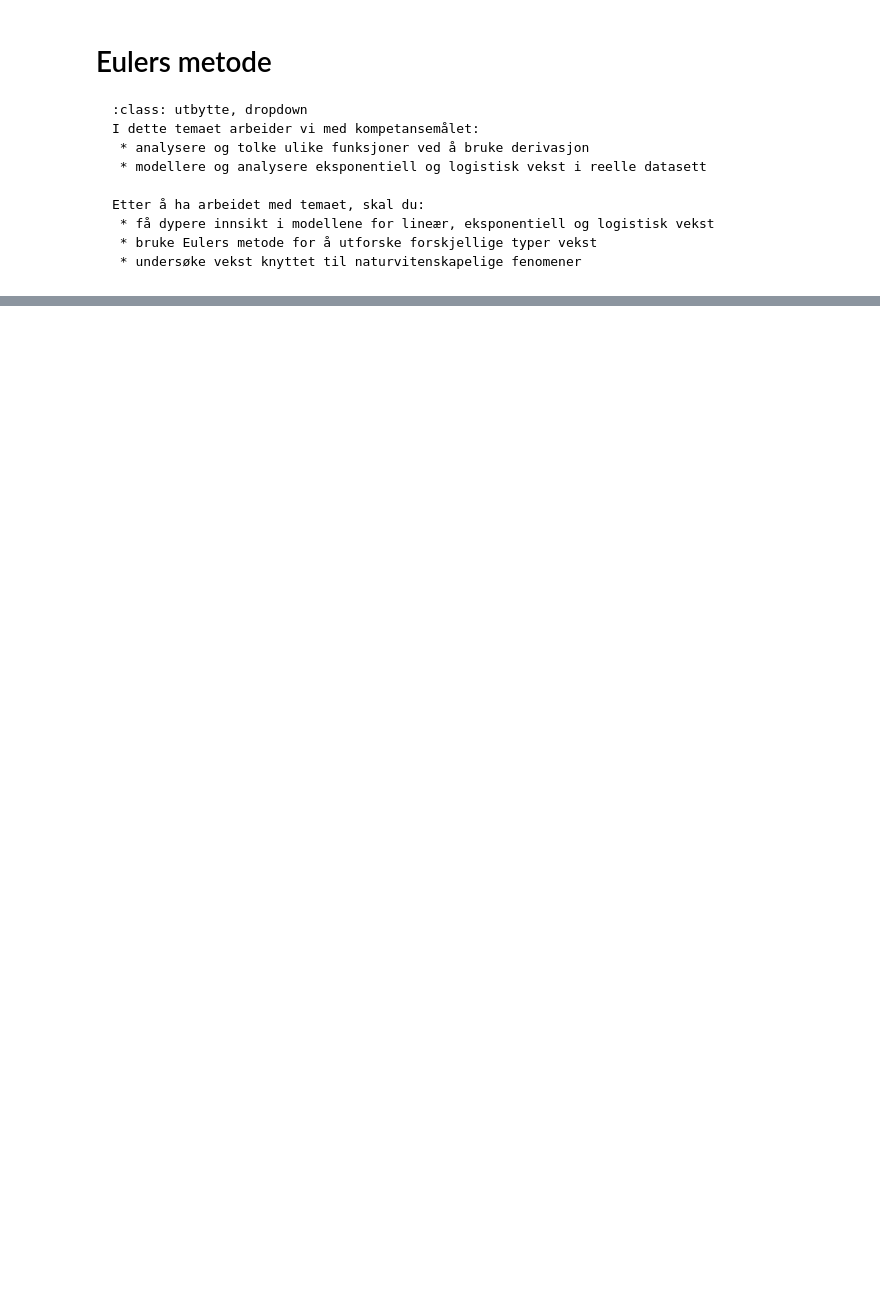
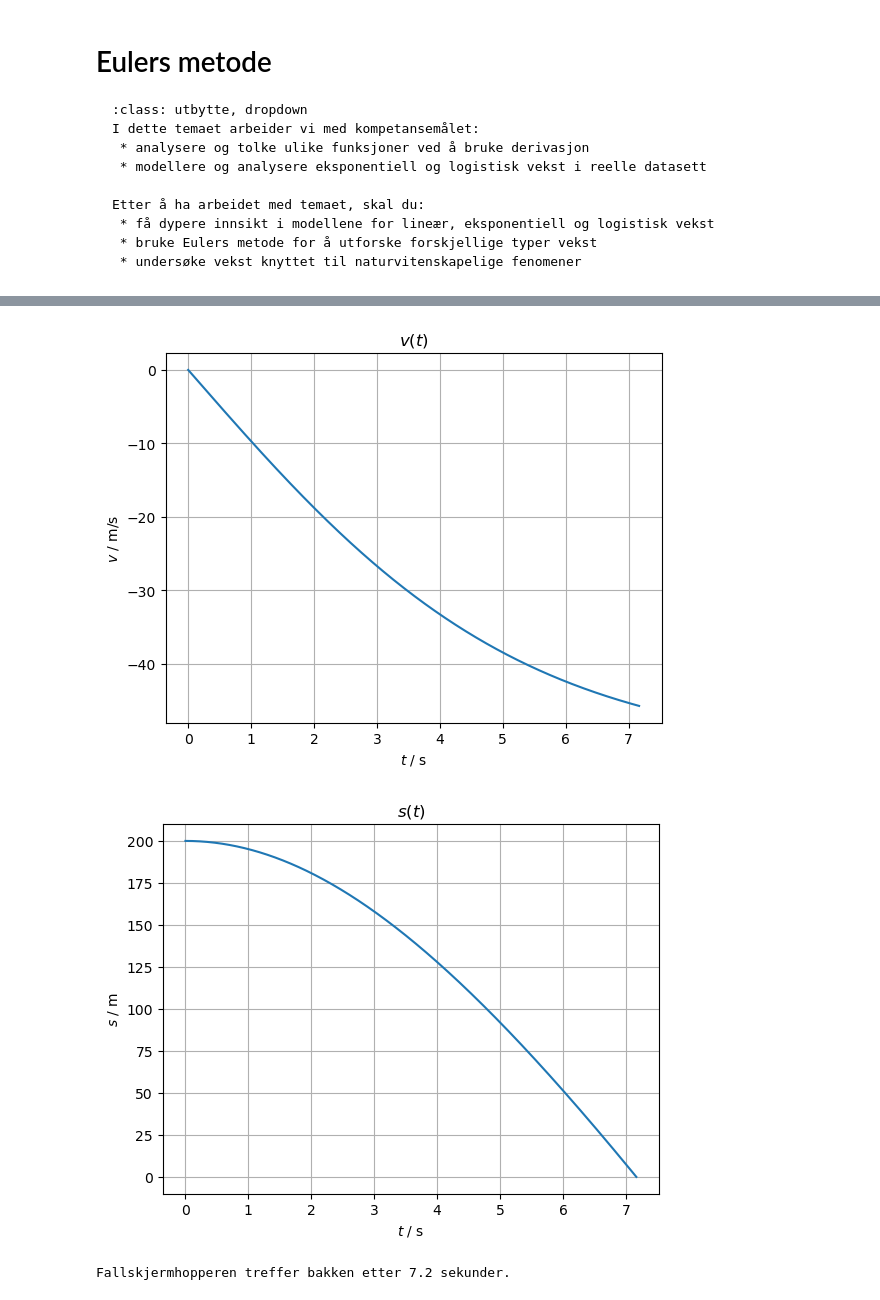
Before and after one commit to kstige/Matematikk-R1, a Jupyter notebook: _build/jupyter_execute/docs/numerikkmodeller/eulersmetode.ipynb, the cells around one changed output, grey strips where cells are left out. Drawn from its saved outputs; the diff is of its cells as text; code cells hidden in the pictures; blank space fills up the shorter version.

```diff
--- a/_build/jupyter_execute/docs/numerikkmodeller/eulersmetode.ipynb
+++ b/_build/jupyter_execute/docs/numerikkmodeller/eulersmetode.ipynb
@@ -212,0 +206,51 @@ Den logistiske funksjonen har en typisk S-form. Den starter bratt (omtrent ekspo
+# %%
+import matplotlib.pyplot as plt
+
+# Konstanter
+g = 9.81
+k = 0.25
+m = 70
+
+# Startverdier
+s = 200
+v = 0
+t = 0
+
+# Verdier og lister brukt til simulering
+dt = 1E-3
+s_liste = [s]
+v_liste = [v]
+t_liste = [t]
+
+# Funksjon for akselerasjonen (v'(t))
+def a(v):
+    return k/m * v**2 - g
+
+# Løkke som beregner og lagrer verdier for fart, posisjon og tid
+while s > 0:
+    v = v + a(v)*dt
+    s = s + v*dt
+    t = t + dt
+    v_liste.append(v)
+    s_liste.append(s)
+    t_liste.append(t)
+
+plt.plot(t_liste, v_liste)
+plt.title("$v(t)$")
+plt.xlabel("$t$ / s")
+plt.ylabel("$v$ / m/s")
+plt.grid()
+plt.show()
+plt.plot(t_liste, s_liste)
+plt.title("$s(t)$")
+plt.xlabel("$t$ / s")
+plt.ylabel("$s$ / m")
+plt.grid()
+plt.show()
+
+# Skriver ut den siste verdien i lista over t-verdier med en desimal.
+print("Fallskjermhopperen treffer bakken etter", round(t_liste[-1],1), "sekunder.")
+# %% [output]
+[figure, added]
+[figure, added]
+Fallskjermhopperen treffer bakken etter 7.2 sekunder.
```
Also changed, not shown: parts of 16 cells of this notebook, 17 other files.
